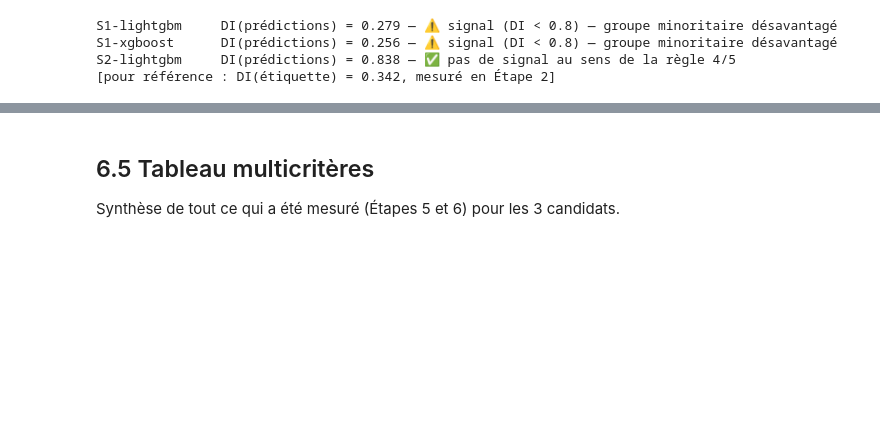
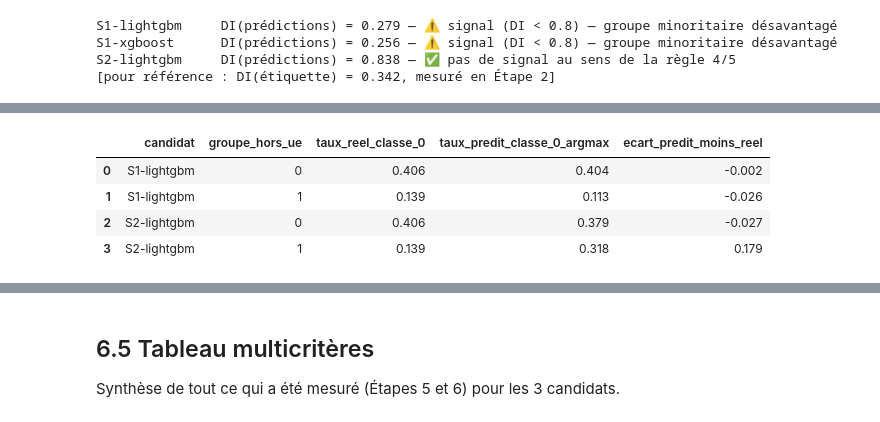
Before and after one commit to A949196/Cas_usage_Certif, a Jupyter notebook: notebook/use_case.ipynb, the cells around one changed output, grey strips where cells are left out. Drawn from its saved outputs; the diff is of its cells as text; code cells hidden in the pictures; blank space fills up the shorter version.

```diff
--- a/notebook/use_case.ipynb
+++ b/notebook/use_case.ipynb
@@ -808,0 +812,30 @@ S2-lightgbm     DI(prédictions) = 0.838 — ✅ pas de signal au sens de la rè
+# %%
+taux_reel_classe0 = df.groupby("nationalite_hors_ue")["classe_retour_emploi"].apply(
+    lambda s: (s == 0).mean()
+)
+
+lignes_taux_reel_vs_predit = []
+for nom in ["S1-lightgbm", "S2-lightgbm"]:
+    pred_argmax = probas_oof[nom].argmax(axis=1)
+    df_pred = pd.DataFrame({
+        "nationalite_hors_ue": X_train["nationalite_hors_ue"].to_numpy(),
+        "pred": pred_argmax,
+    })
+    taux_predit = df_pred.groupby("nationalite_hors_ue")["pred"].apply(lambda s: (s == 0).mean())
+    for groupe in [0, 1]:
+        lignes_taux_reel_vs_predit.append({
+            "candidat": nom,
+            "groupe_hors_ue": groupe,
+            "taux_reel_classe_0": round(taux_reel_classe0[groupe], 3),
+            "taux_predit_classe_0_argmax": round(taux_predit[groupe], 3),
+            "ecart_predit_moins_reel": round(taux_predit[groupe] - taux_reel_classe0[groupe], 3),
+        })
+
+tableau_taux_reel_vs_predit = pd.DataFrame(lignes_taux_reel_vs_predit)
+tableau_taux_reel_vs_predit
+# %% [output]
+|  | candidat | groupe_hors_ue | taux_reel_classe_0 | taux_predit_classe_0_argmax | ecart_predit_moins_reel |
+| 0 | S1-lightgbm | 0 | 0.406 | 0.404 | -0.002 |
+| 1 | S1-lightgbm | 1 | 0.139 | 0.113 | -0.026 |
+| 2 | S2-lightgbm | 0 | 0.406 | 0.379 | -0.027 |
+| 3 | S2-lightgbm | 1 | 0.139 | 0.318 | 0.179 |
```
Also changed, not shown: parts of 23 cells of this notebook, 2 other files.
